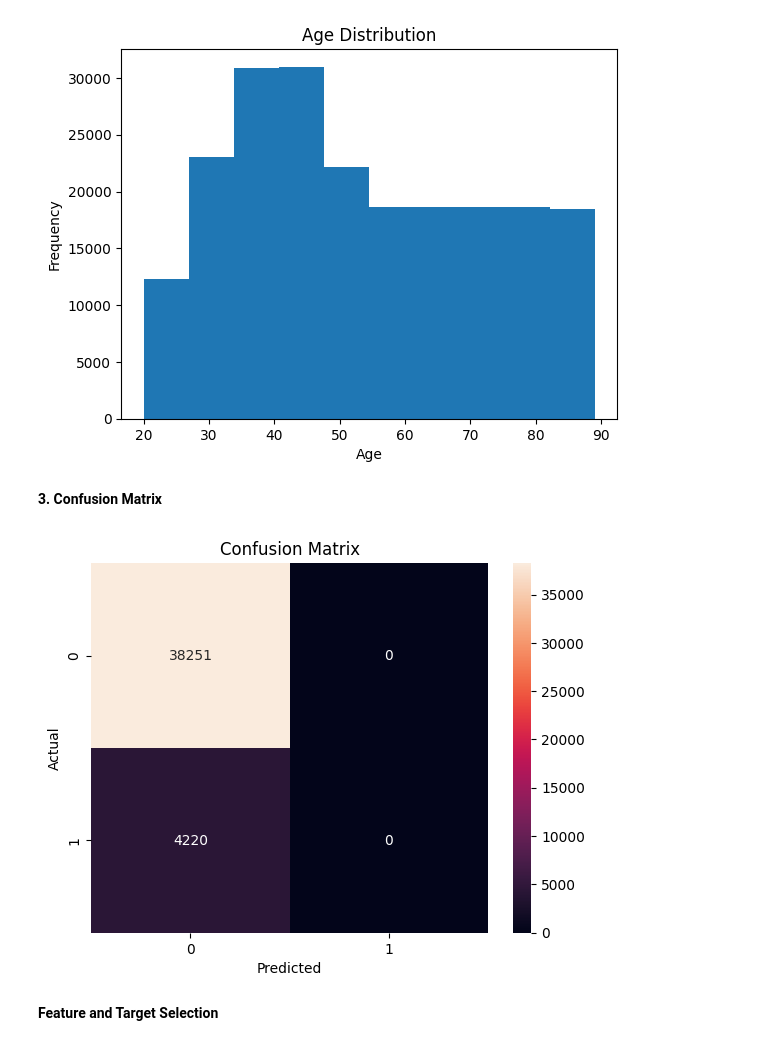
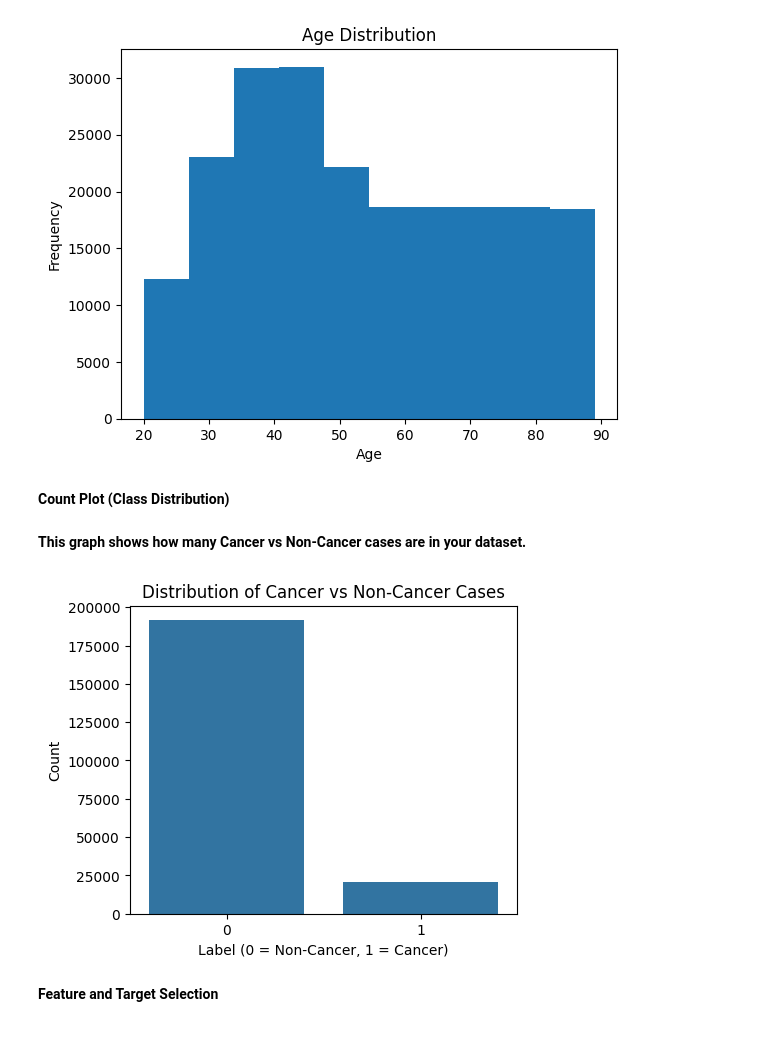
Before and after one commit to amnaahsan96-maker/Fast-food-Restaurant-Sales-, a Jupyter notebook: GastricCancer_Project.ipynb, the cells around one changed output. Drawn from its saved outputs; the diff is of its cells as text; code cells hidden in the pictures.

```diff
--- a/GastricCancer_Project.ipynb
+++ b/GastricCancer_Project.ipynb
@@ -467,20 +472,25 @@ plt.ylabel("Frequency")
 plt.show()
 # %% [output]
 [figure]
-# %% [markdown]
-**3. Confusion Matrix**
-# %%
-import seaborn as sns
-
-cm = confusion_matrix(y_test, y_pred)
-
-sns.heatmap(cm, annot=True, fmt='d')
-plt.title("Confusion Matrix")
-plt.xlabel("Predicted")
-plt.ylabel("Actual")
-plt.show()
-# %% [output]
-[figure, removed]
+# %% [markdown]
+**Count Plot (Class Distribution)**
+# %% [markdown]
+**This graph shows how many Cancer vs Non-Cancer cases are in your dataset.**
+# %%
+import seaborn as sns
+import matplotlib.pyplot as plt
+
+plt.figure(figsize=(5,4))
+
+sns.countplot(x="label", data=df)
+
+plt.title("Distribution of Cancer vs Non-Cancer Cases")
+plt.xlabel("Label (0 = Non-Cancer, 1 = Cancer)")
+plt.ylabel("Count")
+
+plt.show()
+# %% [output]
+[figure, added]
 # %% [markdown]
 **Feature and Target Selection**
 # %% [markdown]
```
Also changed, not shown: parts of 10 cells of this notebook.
